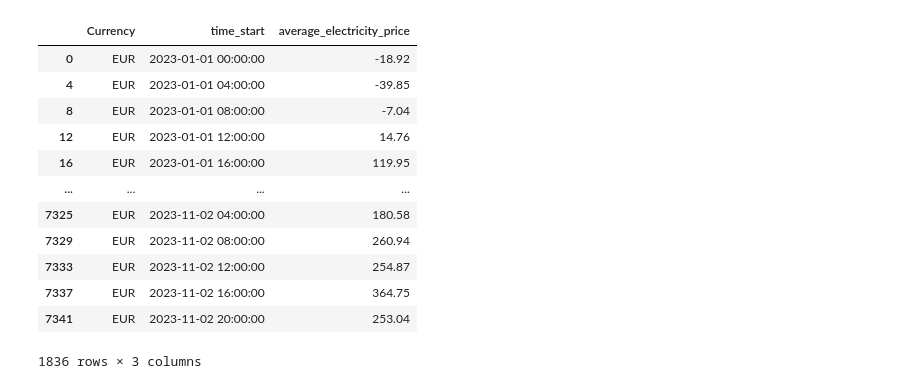
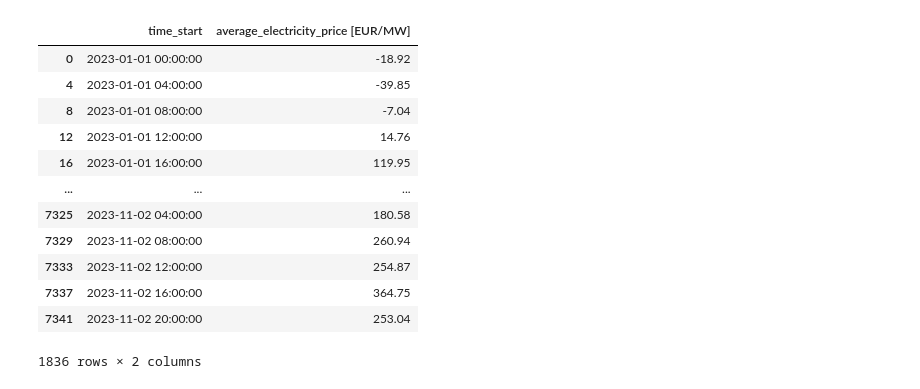
Before and after one commit to ibstokke/EnergyNow23, a Jupyter notebook: Electricity_prices.ipynb, the cells around one changed output. Cells and saved outputs as stored; diff of their text form; code cells hidden in the pictures.

```diff
--- a/Electricity_prices.ipynb
+++ b/Electricity_prices.ipynb
@@ -10,49 +10,49 @@ el_csv_files = ["Day-ahead Prices_202301010000-202401010000.csv"]
 electricity_df = pd.DataFrame()
 start_date = datetime(year = 2023, month = 1, day=1, hour=0, minute=0)
 end_date = datetime(year=2023, month = 11, day = 3)
 
 #Processing electricity prices
 
 for filename in el_csv_files:
     process_df = pd.read_csv(filename)
     electricity_df = pd.concat([electricity_df,process_df])
 
 electricity_df = electricity_df[electricity_df["Day-ahead Price [EUR/MWh]"] != "-"].drop(labels = "BZN|CH", axis = 1)
 electricity_df[['time_start','time_stop']] = electricity_df['MTU (CET/CEST)'].str.split(' - ',expand=True)
 electricity_df["time_start"] = pd.to_datetime(electricity_df["time_start"], format = "%d.%m.%Y %H:%M")
 electricity_df["time_stop"] = pd.to_datetime(electricity_df["time_stop"], format = "%d.%m.%Y %H:%M")
 electricity_df["Day-ahead Price [EUR/MWh]"] = pd.to_numeric(electricity_df["Day-ahead Price [EUR/MWh]"])
 
 
 interval_size_int = 4
 interval_size = pd.Timedelta(hours=interval_size_int)
 
-electricity_df["average_electricity_price"] = pd.Series()
+electricity_df["average_electricity_price [EUR/MW]"] = pd.Series()
 prices_series = pd.Series()
 date_iterator = start_date
 while date_iterator < end_date:
     df = electricity_df [(electricity_df["time_start"] >= date_iterator) & (electricity_df["time_start"]< date_iterator + interval_size)]
     #Finding the average 4 hour price in EUR/MW
     avg_price = df["Day-ahead Price [EUR/MWh]"].sum()
     indices = list(df.index.values)
-    electricity_df.loc[indices[0]:indices[-1],"average_electricity_price"] = avg_price
+    electricity_df.loc[indices[0]:indices[-1],"average_electricity_price [EUR/MW]"] = avg_price
     date_iterator = date_iterator+interval_size
-electricity_df = electricity_df[electricity_df["time_start"].dt.hour%4 ==0].drop(labels = ["MTU (CET/CEST)", "Day-ahead Price [EUR/MWh]","time_stop"], axis =1)
+electricity_df = electricity_df[electricity_df["time_start"].dt.hour%4 ==0].drop(labels = ["MTU (CET/CEST)", "Day-ahead Price [EUR/MWh]","time_stop", "Currency"], axis =1)
 electricity_df
 # %% [output]
-|  | Currency | time_start | average_electricity_price |
-| 0 | EUR | 2023-01-01 00:00:00 | -18.92 |
-| 4 | EUR | 2023-01-01 04:00:00 | -39.85 |
-| 8 | EUR | 2023-01-01 08:00:00 | -7.04 |
-| 12 | EUR | 2023-01-01 12:00:00 | 14.76 |
-| 16 | EUR | 2023-01-01 16:00:00 | 119.95 |
-| ... | ... | ... | ... |
-| 7325 | EUR | 2023-11-02 04:00:00 | 180.58 |
-| 7329 | EUR | 2023-11-02 08:00:00 | 260.94 |
-| 7333 | EUR | 2023-11-02 12:00:00 | 254.87 |
-| 7337 | EUR | 2023-11-02 16:00:00 | 364.75 |
-| 7341 | EUR | 2023-11-02 20:00:00 | 253.04 |
+|  | time_start | average_electricity_price [EUR/MW] |
+| 0 | 2023-01-01 00:00:00 | -18.92 |
+| 4 | 2023-01-01 04:00:00 | -39.85 |
+| 8 | 2023-01-01 08:00:00 | -7.04 |
+| 12 | 2023-01-01 12:00:00 | 14.76 |
+| 16 | 2023-01-01 16:00:00 | 119.95 |
+| ... | ... | ... |
+| 7325 | 2023-11-02 04:00:00 | 180.58 |
+| 7329 | 2023-11-02 08:00:00 | 260.94 |
+| 7333 | 2023-11-02 12:00:00 | 254.87 |
+| 7337 | 2023-11-02 16:00:00 | 364.75 |
+| 7341 | 2023-11-02 20:00:00 | 253.04 |
-1836 rows × 3 columns
+1836 rows × 2 columns
 # %%
 #processing ancillary bids to find average bid, max bid, and min bid per 4-hour session
 
```
Also changed, not shown: parts of 12 cells of this notebook.
